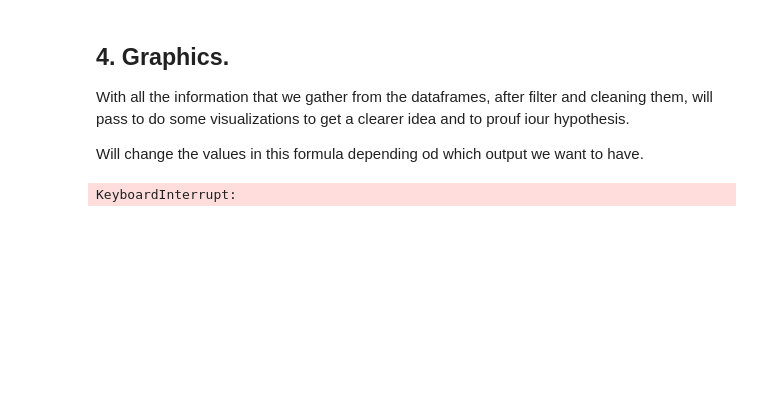
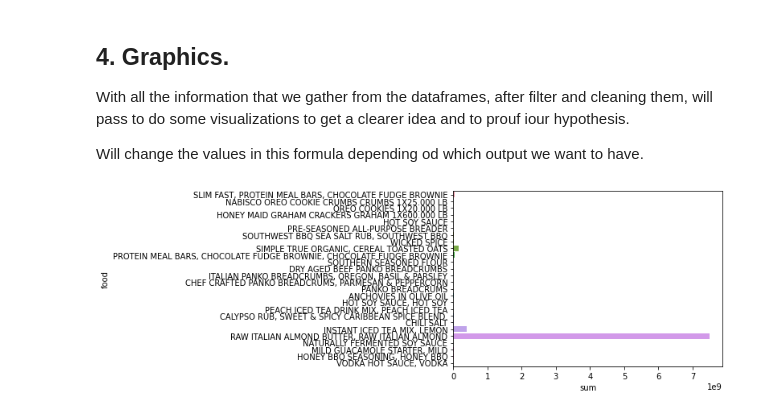
Before and after one commit to imalanz/PipeLine_proy2, a Jupyter notebook: analysis.ipynb, the cells around one changed output. Saved outputs shown, nothing was run; the diff lists cells and outputs as text; code cells hidden in the pictures; blank space fills up the shorter version.

```diff
--- a/analysis.ipynb
+++ b/analysis.ipynb
@@ -372,0 +378,3 @@ lenght of the unique food.
+# %%
+grams = ex.for_graphs_lastfilter (usdaa, 0.00, 2500000)
+grams.sample(10)
@@ -384,6 +408,6 @@ import seaborn as sns
 import matplotlib.pyplot as plt
 import pandas as pd
 # %%
-barplot = sns.barplot(y="food", x="sum", data=usda);
+grms = sns.barplot(y="food", x="sum", data=grams);
 # %% [output]
-KeyboardInterrupt:
+[figure, added]
```
Also changed, not shown: parts of 25 cells of this notebook, 1 other file.
